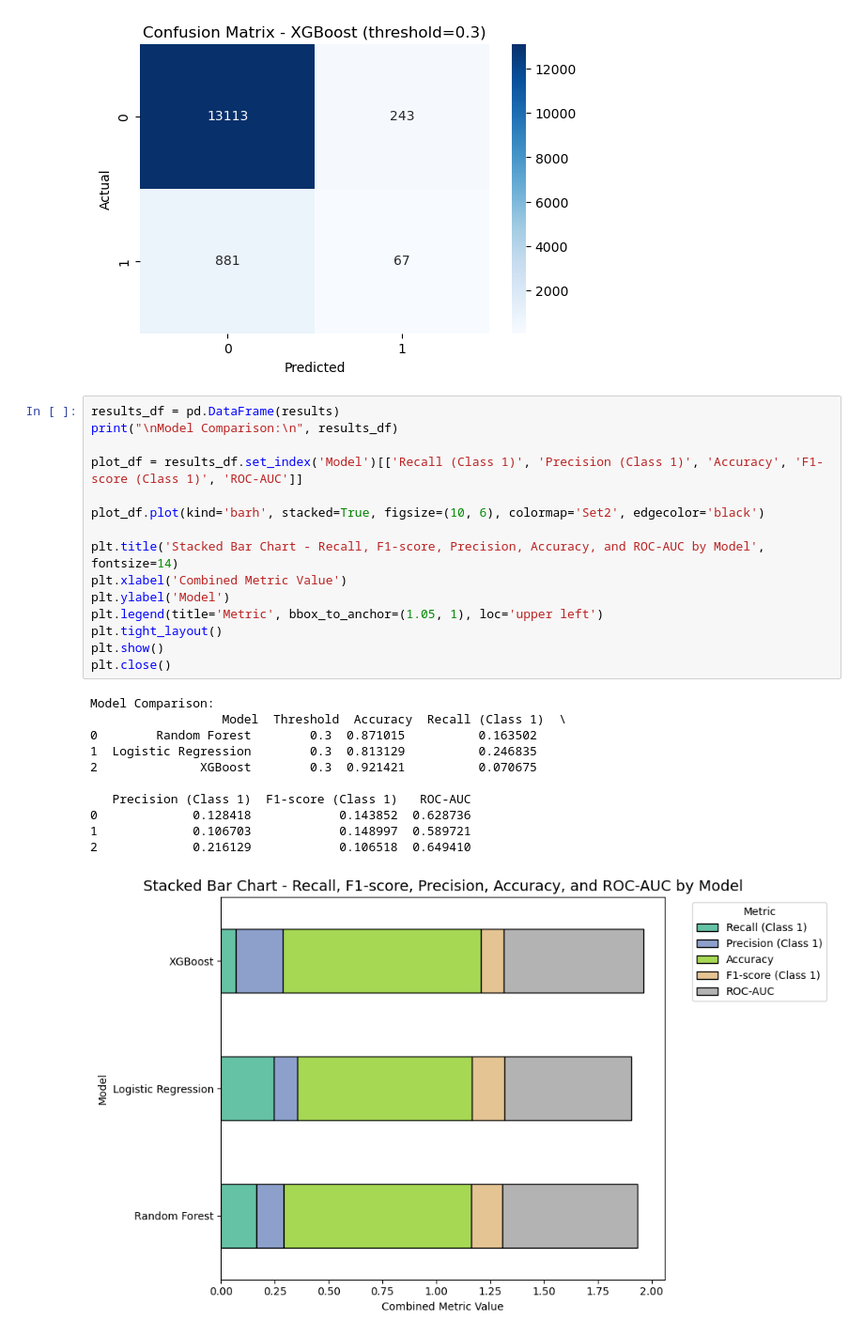
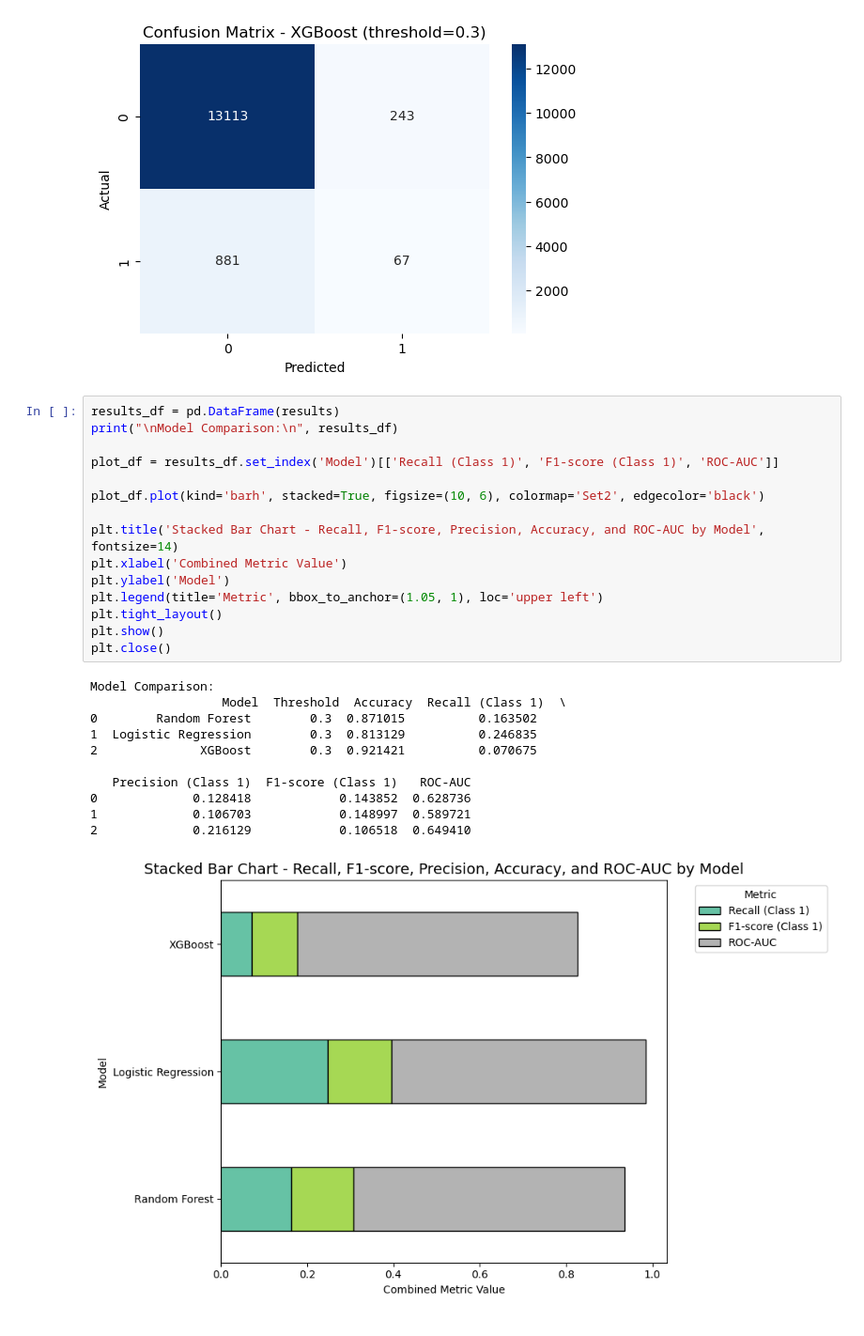
Before and after one commit to Anandakrishnan255/Diabetes-Readmission-ML, a Jupyter notebook: Diabetic_Project.ipynb, the cells around one changed output. Shown: that part at 94% size. Saved outputs shown, nothing was run; the diff lists cells and outputs as text.

```diff
--- a/Diabetic_Project.ipynb
+++ b/Diabetic_Project.ipynb
@@ -505,28 +505,28 @@ for name, model in models.items():
 # %%
 results_df = pd.DataFrame(results)
 print("\nModel Comparison:\n", results_df)
 
-plot_df = results_df.set_index('Model')[['Recall (Class 1)', 'Precision (Class 1)', 'Accuracy', 'F1-score (Class 1)', 'ROC-AUC']]
+plot_df = results_df.set_index('Model')[['Recall (Class 1)', 'F1-score (Class 1)', 'ROC-AUC']]
 
 plot_df.plot(kind='barh', stacked=True, figsize=(10, 6), colormap='Set2', edgecolor='black')
 
 plt.title('Stacked Bar Chart - Recall, F1-score, Precision, Accuracy, and ROC-AUC by Model', fontsize=14)
 plt.xlabel('Combined Metric Value')
 plt.ylabel('Model')
 plt.legend(title='Metric', bbox_to_anchor=(1.05, 1), loc='upper left')
 plt.tight_layout()
 plt.show()
 plt.close()
 # %% [output]
 Model Comparison:
                   Model  Threshold  Accuracy  Recall (Class 1)  \
 0        Random Forest        0.3  0.871015          0.163502
 1  Logistic Regression        0.3  0.813129          0.246835
 2              XGBoost        0.3  0.921421          0.070675
 
    Precision (Class 1)  F1-score (Class 1)   ROC-AUC
 0             0.128418            0.143852  0.628736
 1             0.106703            0.148997  0.589721
 2             0.216129            0.106518  0.649410
-[figure, old version]
+[figure, new version]
 # %%
```
Also changed, not shown: parts of 2 cells of this notebook.
